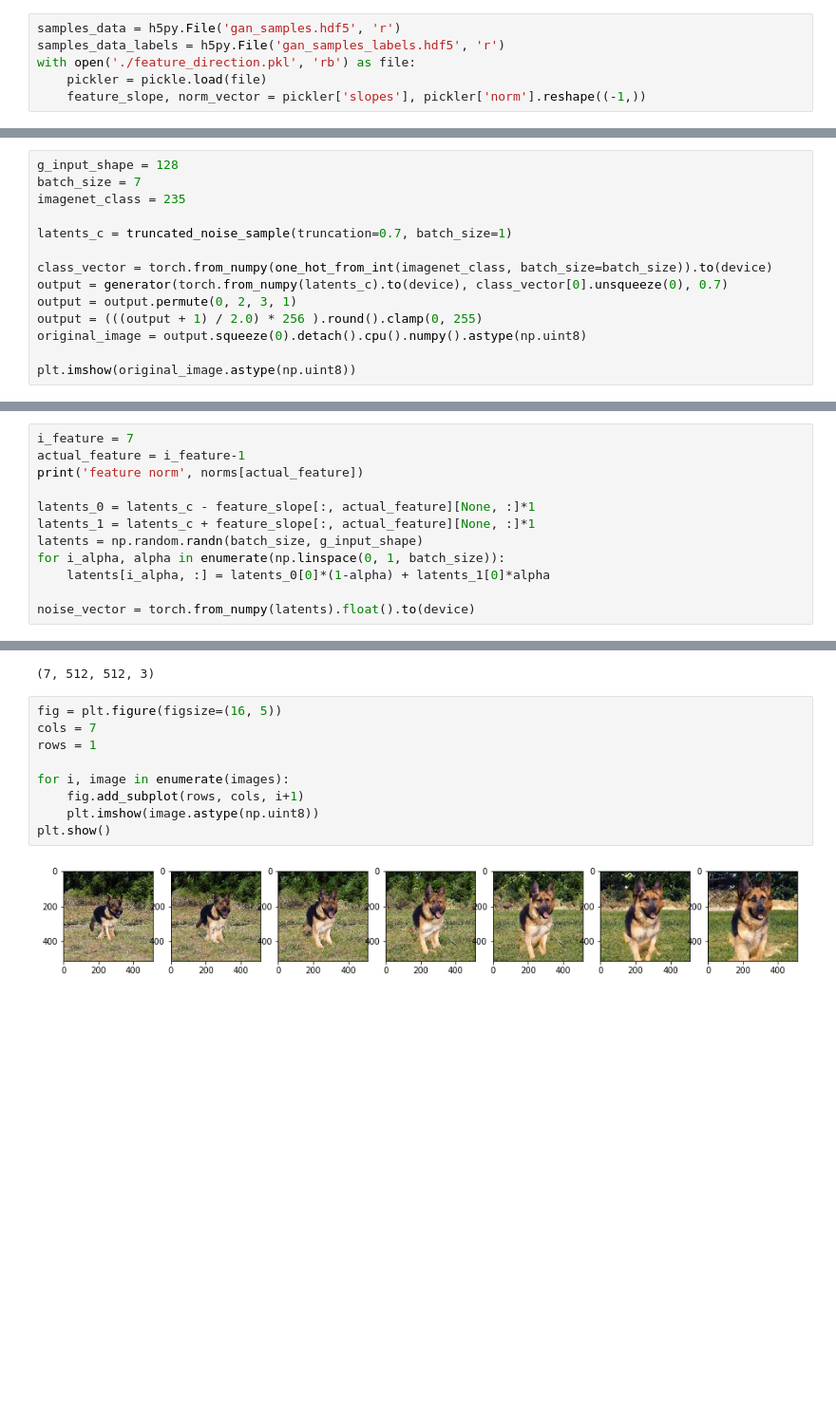
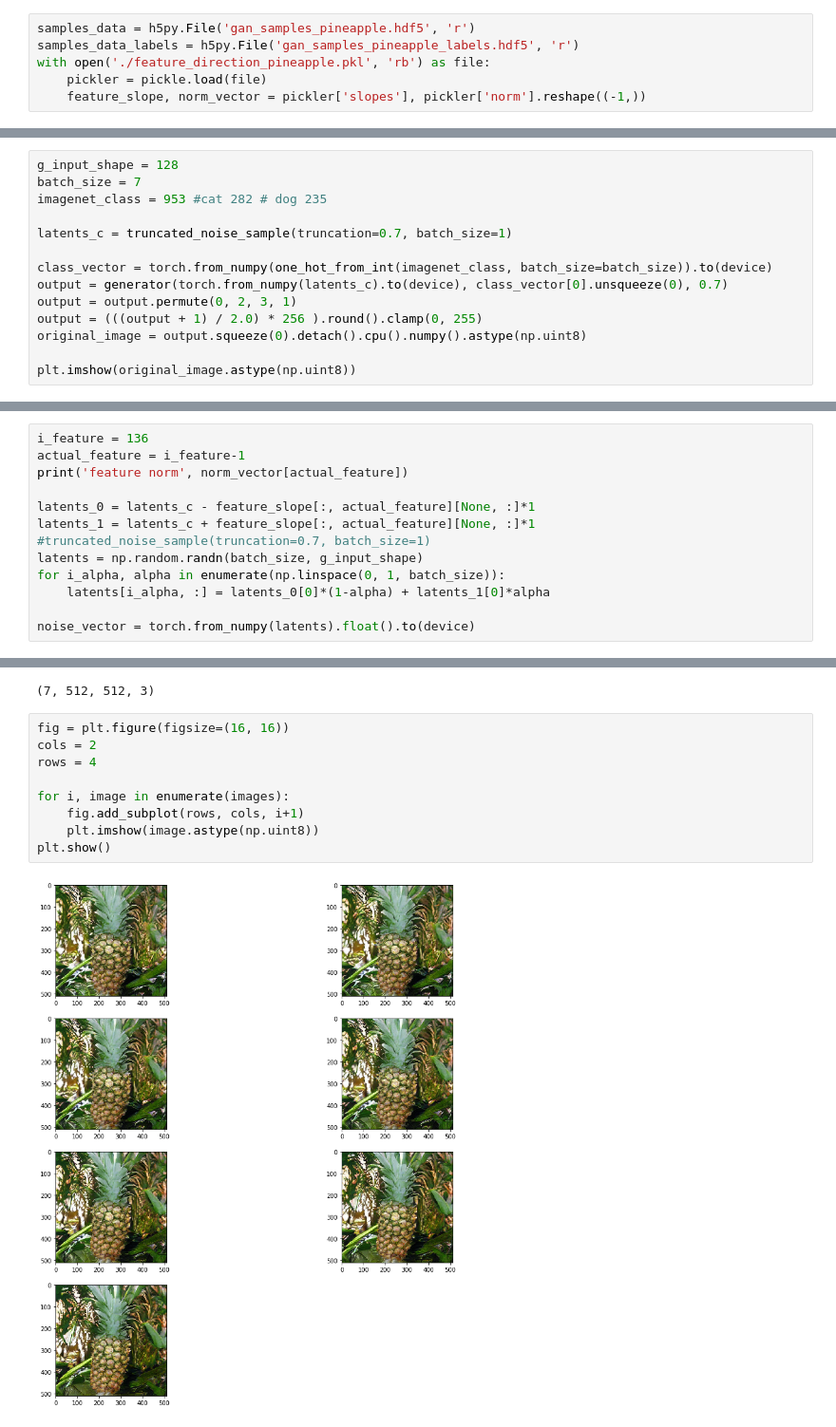
Before and after one commit to natel9178/tl-biggan, a Jupyter notebook: src/tlgan/Interpolate_Axis.ipynb, the cells around one changed output, grey strips where cells are left out. Shown at 95% size. Drawn from its saved outputs; the diff is of its cells as text; blank space fills up the shorter version.

```diff
--- a/src/tlgan/Interpolate_Axis.ipynb
+++ b/src/tlgan/Interpolate_Axis.ipynb
@@ -17,9 +17,9 @@ from biggan import (BigGAN, one_hot_from_names, one_hot_from_int, truncated_nois
 device = torch.device('cuda')
 generator = BigGAN.from_pretrained('biggan-deep-512').to(device)
 # %%
-samples_data = h5py.File('gan_samples.hdf5', 'r')
-samples_data_labels = h5py.File('gan_samples_labels.hdf5', 'r')
-with open('./feature_direction.pkl', 'rb') as file:
+samples_data = h5py.File('gan_samples_pineapple.hdf5', 'r')
+samples_data_labels = h5py.File('gan_samples_pineapple_labels.hdf5', 'r')
+with open('./feature_direction_pineapple.pkl', 'rb') as file:
     pickler = pickle.load(file)
     feature_slope, norm_vector = pickler['slopes'], pickler['norm'].reshape((-1,))
 # %%
@@ -30,7 +30,7 @@ print(np.argpartition(norm_vector, -n)[-n:] + 1)
 # %%
 g_input_shape = 128
 batch_size = 7
-imagenet_class = 235
+imagenet_class = 953 #cat 282 # dog 235
 
 latents_c = truncated_noise_sample(truncation=0.7, batch_size=1)
 
@@ -47,10 +47,10 @@ plt.imshow(original_image.astype(np.uint8))
 # %%
-i_feature = 7
+i_feature = 136
 actual_feature = i_feature-1
-print('feature norm', norms[actual_feature])
+print('feature norm', norm_vector[actual_feature])
 
 latents_0 = latents_c - feature_slope[:, actual_feature][None, :]*1
-latents_1 = latents_c + feature_slope[:, actual_feature][None, :]*1
+latents_1 = latents_c + feature_slope[:, actual_feature][None, :]*1 #truncated_noise_sample(truncation=0.7, batch_size=1)
 latents = np.random.randn(batch_size, g_input_shape)
 for i_alpha, alpha in enumerate(np.linspace(0, 1, batch_size)):
     latents[i_alpha, :] = latents_0[0]*(1-alpha) + latents_1[0]*alpha
@@ -71,15 +71,15 @@ print(images.shape)
 # %% [output]
 (7, 512, 512, 3)
 # %%
-fig = plt.figure(figsize=(16, 5))
-cols = 7
-rows = 1
+fig = plt.figure(figsize=(16, 16))
+cols = 2
+rows = 4
 
 for i, image in enumerate(images):
     fig.add_subplot(rows, cols, i+1)
     plt.imshow(image.astype(np.uint8))
 plt.show()
 # %% [output]
-[figure, old version]
+[figure, new version]
 # %%
 import matplotlib
```
Also changed, not shown: parts of 5 cells of this notebook, 58 other files.
